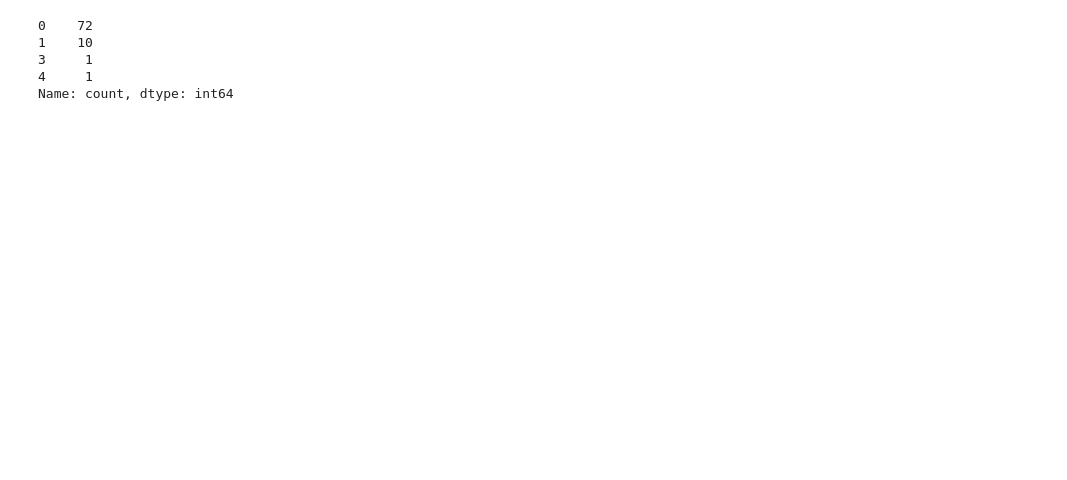
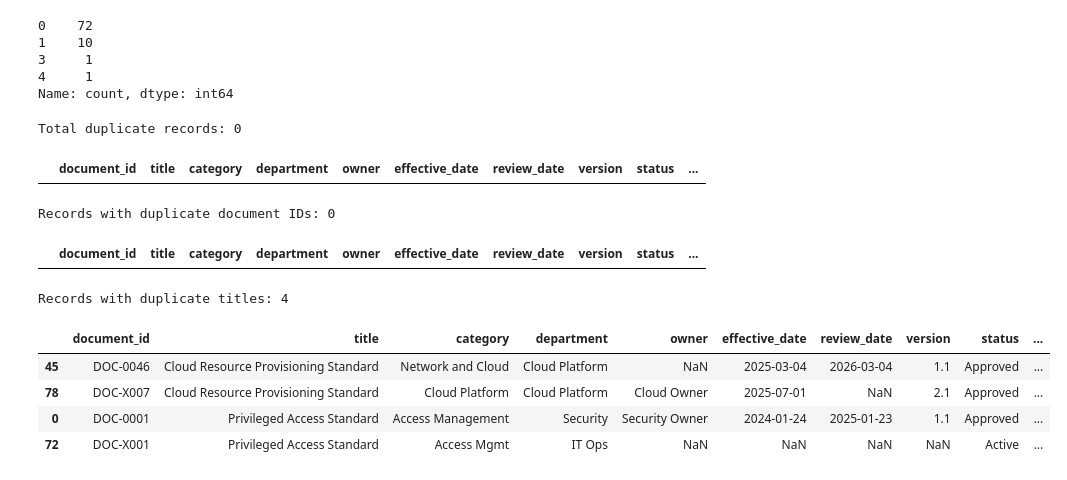
Before and after one commit to anurag-insights/RAG-Based-AI-Document-Assistant-, a Jupyter notebook: notebooks/01_EDA.ipynb, the cells around one changed output. Cells and saved outputs as stored; diff of their text form; code cells hidden in the pictures; blank space fills up the shorter version.

```diff
--- a/notebooks/01_EDA.ipynb
+++ b/notebooks/01_EDA.ipynb
@@ -402,3 +402,37 @@ missing_records_summary
 3     1
 4     1
 Name: count, dtype: int64
+# %%
+exact_duplicates = df[df.duplicated(keep=False)]
+
+print("Total duplicate records:", len(exact_duplicates))
+exact_duplicates
+# %% [output]
+Total duplicate records: 0
+|  | document_id | title | category | department | owner | effective_date | review_date | version | status | ... |
+# %%
+duplicate_ids = df[
+    df["document_id"].duplicated(keep=False)
+].sort_values("document_id")
+
+print("Records with duplicate document IDs:", len(duplicate_ids))
+
+duplicate_ids
+# %% [output]
+Records with duplicate document IDs: 0
+|  | document_id | title | category | department | owner | effective_date | review_date | version | status | ... |
+# %%
+duplicate_titles = df[
+    df["title"].duplicated(keep=False)
+].sort_values("title")
+
+print("Records with duplicate titles:", len(duplicate_titles))
+
+duplicate_titles
+# %% [output]
+Records with duplicate titles: 4
+|  | document_id | title | category | department | owner | effective_date | review_date | version | status | ... |
+| 45 | DOC-0046 | Cloud Resource Provisioning Standard | Network and Cloud | Cloud Platform | NaN | 2025-03-04 | 2026-03-04 | 1.1 | Approved | ... |
+| 78 | DOC-X007 | Cloud Resource Provisioning Standard | Cloud Platform | Cloud Platform | Cloud Owner | 2025-07-01 | NaN | 2.1 | Approved | ... |
+| 0 | DOC-0001 | Privileged Access Standard | Access Management | Security | Security Owner | 2024-01-24 | 2025-01-23 | 1.1 | Approved | ... |
+| 72 | DOC-X001 | Privileged Access Standard | Access Mgmt | IT Ops | NaN | NaN | NaN | NaN | Active | ... |
```
Also changed, not shown: parts of 4 cells of this notebook.
